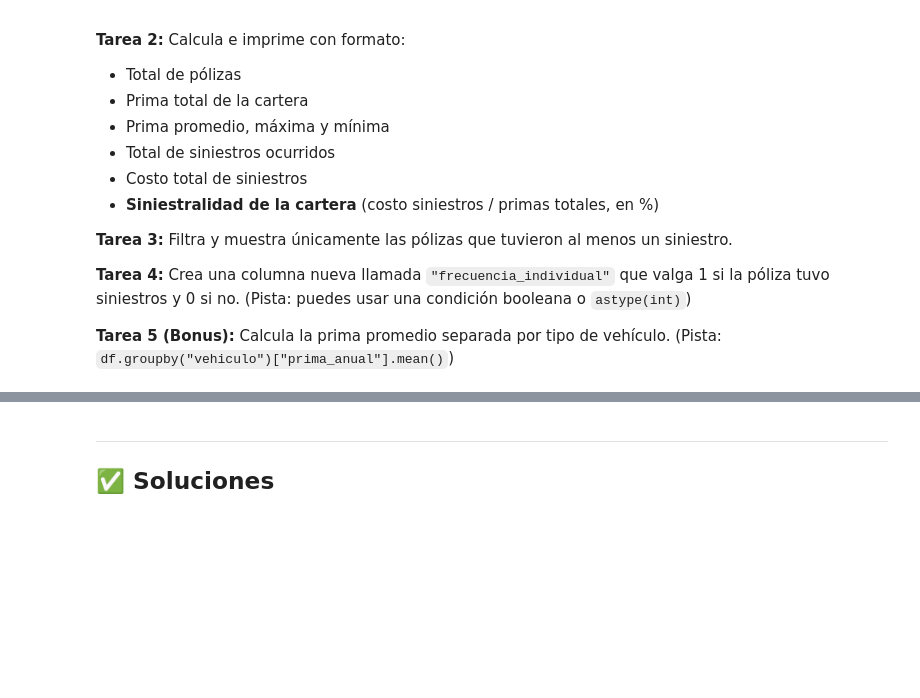
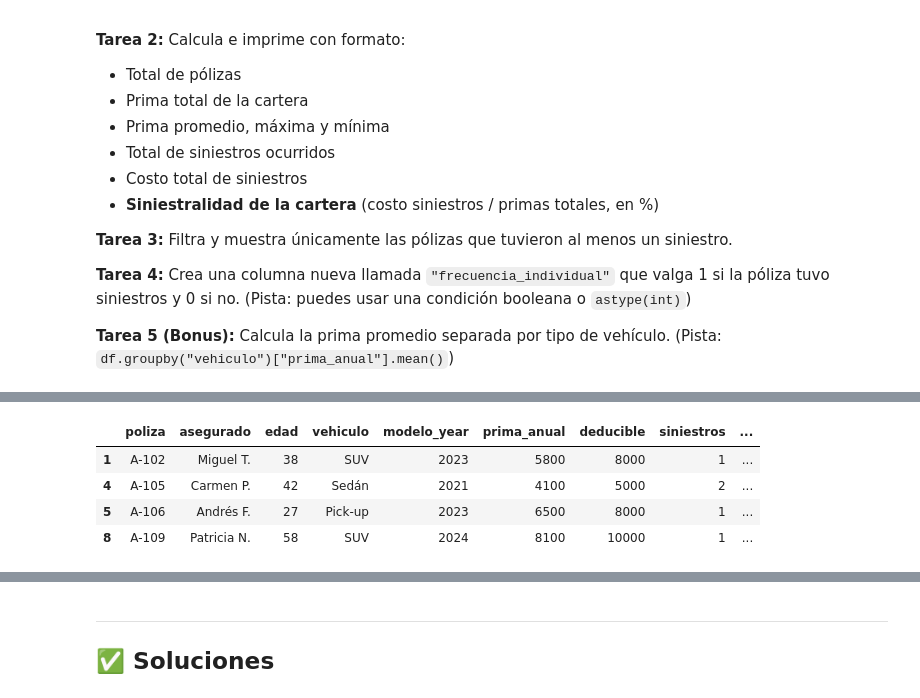
Before and after one commit to Mich3lx/diplomado-ml-victor-michel, a Jupyter notebook: Modulo_1/sesion_1/sesion1_M1_notebook.ipynb, the cells around one changed output, grey strips where cells are left out. Saved outputs shown, nothing was run; the diff lists cells and outputs as text; code cells hidden in the pictures; blank space fills up the shorter version.

```diff
--- a/Modulo_1/sesion_1/sesion1_M1_notebook.ipynb
+++ b/Modulo_1/sesion_1/sesion1_M1_notebook.ipynb
@@ -787,6 +826,15 @@ la póliza tuvo siniestros y 0 si no. (Pista: puedes usar una condición boolean
 # %%
 # ── Tarea 3: Filtrar pólizas con siniestros ─────────────────────────────────
 # Escribe tu solución aquí
+
+con_siniestro = df_autos[df_autos["siniestros"] >= 1]
+con_siniestro
+# %% [output]
+|  | poliza | asegurado | edad | vehiculo | modelo_year | prima_anual | deducible | siniestros | ... |
+| 1 | A-102 | Miguel T. | 38 | SUV | 2023 | 5800 | 8000 | 1 | ... |
+| 4 | A-105 | Carmen P. | 42 | Sedán | 2021 | 4100 | 5000 | 2 | ... |
+| 5 | A-106 | Andrés F. | 27 | Pick-up | 2023 | 6500 | 8000 | 1 | ... |
+| 8 | A-109 | Patricia N. | 58 | SUV | 2024 | 8100 | 10000 | 1 | ... |
 # %%
 # ── Tarea 4: Columna frecuencia_individual ───────────────────────────────────
 # Escribe tu solución aquí
```
Also changed, not shown: parts of 4 cells of this notebook, 22 other files.
